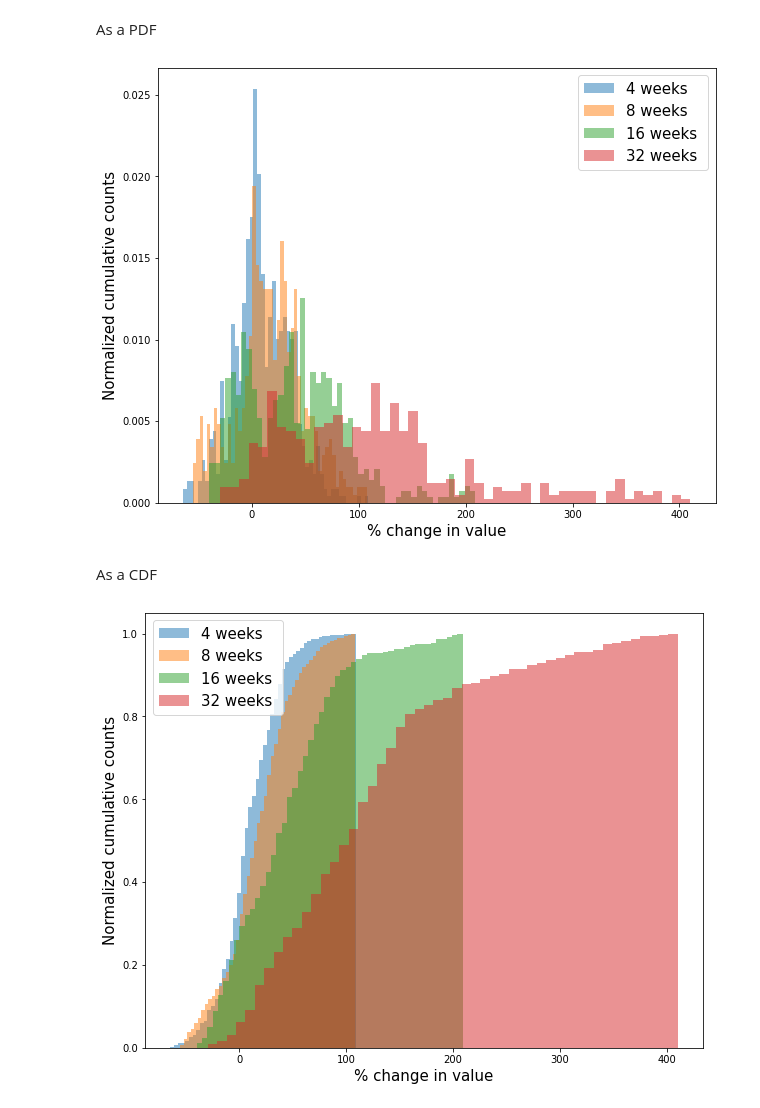
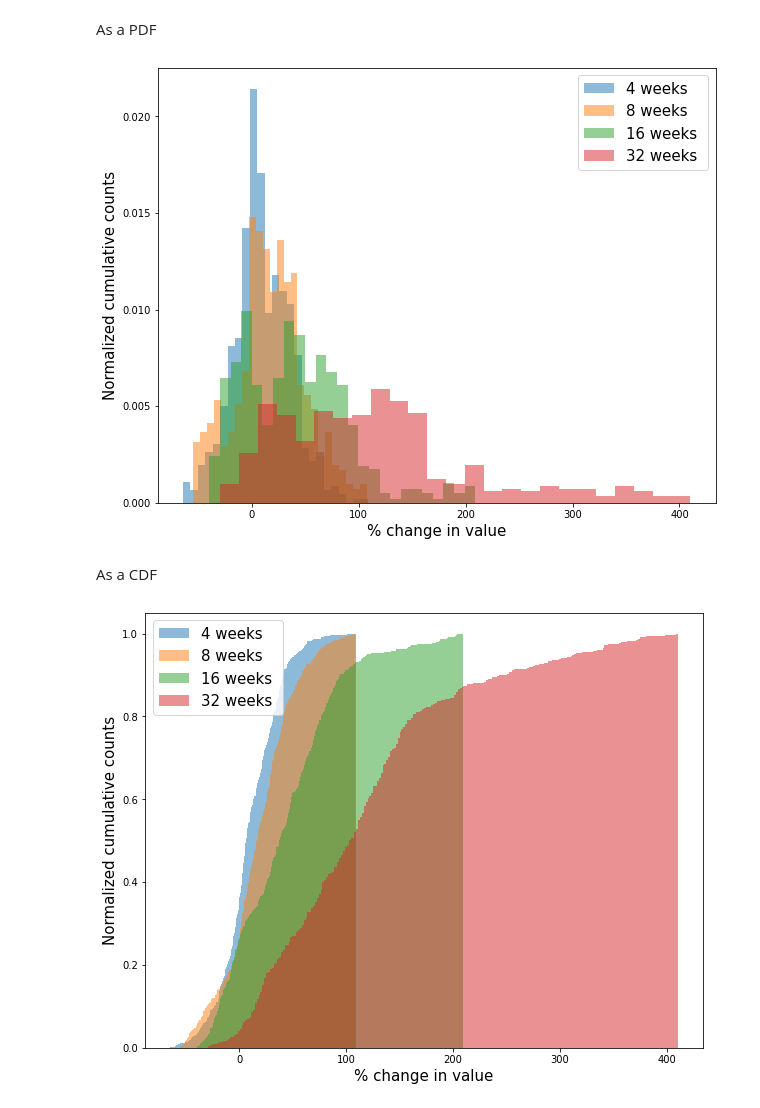
Before and after one commit to Mitchellpkt/volatility_analysis, a Jupyter notebook: updated_analysis.ipynb, the cells around one changed output. Saved outputs shown, nothing was run; the diff lists cells and outputs as text; code cells hidden in the pictures.

```diff
--- a/updated_analysis.ipynb
+++ b/updated_analysis.ipynb
@@ -34,7 +33,7 @@ plt.title(f"timeframe: {[isli.human_time(timeseries.basis[x], formatter='%Y-%m-%
 ### Define a function for sliding window analysis
 # %%
 def appreciation_percent(o: isli.OrderedSeries) -> Dict[str, float]:
-    """ Simple function that returns $ difference between ending value and starting value """
+    """ Simple function that returns % difference between ending value and starting value """
     return {'% change in value': 100 * (o.series[-1] / o.series[0] - 1)}
 # %% [markdown]
 ### Apply function across series
@@ -52,14 +51,14 @@ result.plot('% change in value', legend_override=[f"{x} weeks " for x in window_
 # %% [markdown]
 As a PDF
 # %%
-result.plot_pdf('% change in value', cumulative=False, density=True, bins=50, alpha=0.5,
+result.plot_pdf('% change in value', cumulative=False, density=True, bins=25, alpha=0.5,
                 legend_override=[f"{x} weeks " for x in window_widths_weeks]);
 # %% [output]
-[figure, old version]
+[figure, new version]
 # %% [markdown]
 As a CDF
 # %%
-result.plot_pdf('% change in value', cumulative=True, density=True, bins=50, alpha=0.5,
+result.plot_pdf('% change in value', cumulative=True, density=True, bins=250, alpha=0.5,
                 legend_override=[f"{x} weeks " for x in window_widths_weeks]);
 # %% [output]
-[figure, old version]
+[figure, new version]
```
Also changed, not shown: parts of 2 cells of this notebook.
